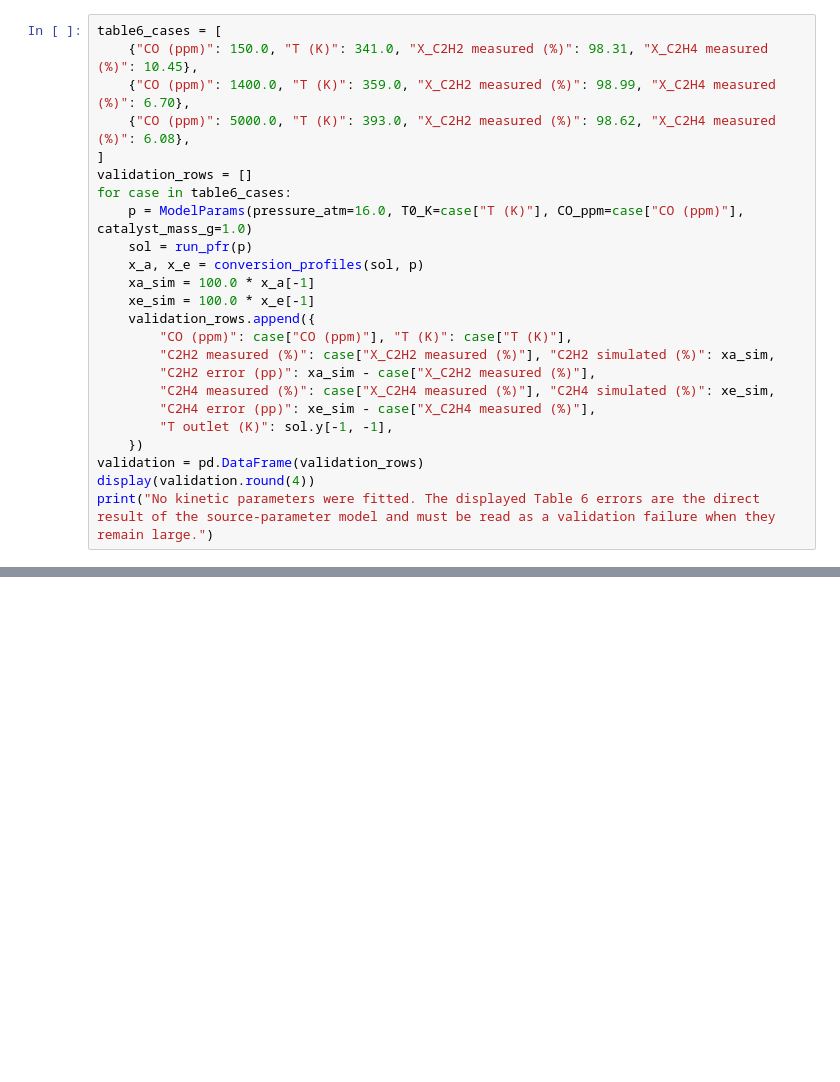
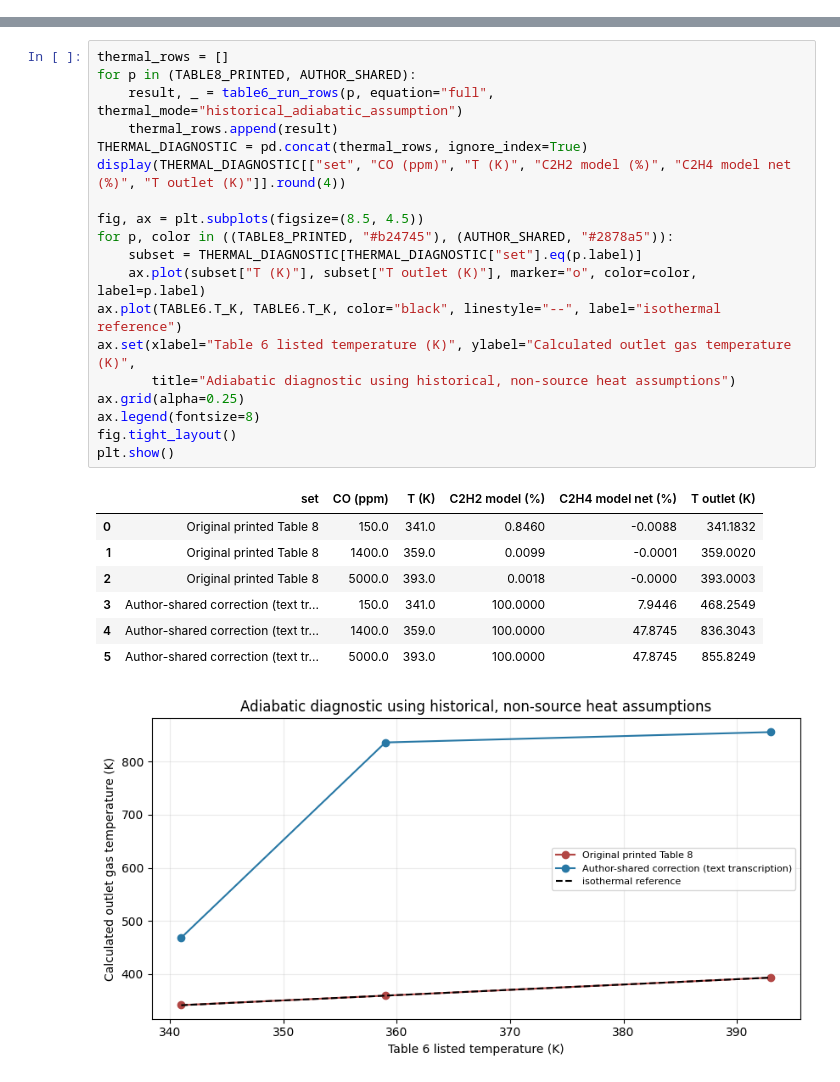
Before and after one commit to AsapLoso/BEP-Catalysis, a Jupyter notebook: notebooks/benchmarks/schbib_1996_steady_state.ipynb, the cells around one changed output, grey strips where cells are left out. Saved outputs shown, nothing was run; the diff lists cells and outputs as text; blank space fills up the shorter version.

```diff
--- a/notebooks/benchmarks/schbib_1996_steady_state.ipynb
+++ b/notebooks/benchmarks/schbib_1996_steady_state.ipynb
@@ -366,24 +0,0 @@ Each row uses the reported 16 atm pressure, 100 cm³(STP)/min feed, and 1 g cata
-# %%
-table6_cases = [
-    {"CO (ppm)": 150.0, "T (K)": 341.0, "X_C2H2 measured (%)": 98.31, "X_C2H4 measured (%)": 10.45},
-    {"CO (ppm)": 1400.0, "T (K)": 359.0, "X_C2H2 measured (%)": 98.99, "X_C2H4 measured (%)": 6.70},
-    {"CO (ppm)": 5000.0, "T (K)": 393.0, "X_C2H2 measured (%)": 98.62, "X_C2H4 measured (%)": 6.08},
-]
-validation_rows = []
-for case in table6_cases:
-    p = ModelParams(pressure_atm=16.0, T0_K=case["T (K)"], CO_ppm=case["CO (ppm)"], catalyst_mass_g=1.0)
-    sol = run_pfr(p)
-    x_a, x_e = conversion_profiles(sol, p)
-    xa_sim = 100.0 * x_a[-1]
-    xe_sim = 100.0 * x_e[-1]
-    validation_rows.append({
-        "CO (ppm)": case["CO (ppm)"], "T (K)": case["T (K)"],
-        "C2H2 measured (%)": case["X_C2H2 measured (%)"], "C2H2 simulated (%)": xa_sim,
-        "C2H2 error (pp)": xa_sim - case["X_C2H2 measured (%)"],
-        "C2H4 measured (%)": case["X_C2H4 measured (%)"], "C2H4 simulated (%)": xe_sim,
-        "C2H4 error (pp)": xe_sim - case["X_C2H4 measured (%)"],
-        "T outlet (K)": sol.y[-1, -1],
-    })
-validation = pd.DataFrame(validation_rows)
-display(validation.round(4))
-print("No kinetic parameters were fitted. The displayed Table 6 errors are the direct result of the source-parameter model and must be read as a validation failure when they remain large.")
@@ -401,0 +609,28 @@ The axial coordinate also depends on the documented effective-density convention
+# %%
+thermal_rows = []
+for p in (TABLE8_PRINTED, AUTHOR_SHARED):
+    result, _ = table6_run_rows(p, equation="full", thermal_mode="historical_adiabatic_assumption")
+    thermal_rows.append(result)
+THERMAL_DIAGNOSTIC = pd.concat(thermal_rows, ignore_index=True)
+display(THERMAL_DIAGNOSTIC[["set", "CO (ppm)", "T (K)", "C2H2 model (%)", "C2H4 model net (%)", "T outlet (K)"]].round(4))
+
+fig, ax = plt.subplots(figsize=(8.5, 4.5))
+for p, color in ((TABLE8_PRINTED, "#b24745"), (AUTHOR_SHARED, "#2878a5")):
+    subset = THERMAL_DIAGNOSTIC[THERMAL_DIAGNOSTIC["set"].eq(p.label)]
+    ax.plot(subset["T (K)"], subset["T outlet (K)"], marker="o", color=color, label=p.label)
+ax.plot(TABLE6.T_K, TABLE6.T_K, color="black", linestyle="--", label="isothermal reference")
+ax.set(xlabel="Table 6 listed temperature (K)", ylabel="Calculated outlet gas temperature (K)",
+       title="Adiabatic diagnostic using historical, non-source heat assumptions")
+ax.grid(alpha=0.25)
+ax.legend(fontsize=8)
+fig.tight_layout()
+plt.show()
+# %% [output]
+|  | set | CO (ppm) | T (K) | C2H2 model (%) | C2H4 model net (%) | T outlet (K) |
+| 0 | Original printed Table 8 | 150.0 | 341.0 | 0.8460 | -0.0088 | 341.1832 |
+| 1 | Original printed Table 8 | 1400.0 | 359.0 | 0.0099 | -0.0001 | 359.0020 |
+| 2 | Original printed Table 8 | 5000.0 | 393.0 | 0.0018 | -0.0000 | 393.0003 |
+| 3 | Author-shared correction (text tr... | 150.0 | 341.0 | 100.0000 | 7.9446 | 468.2549 |
+| 4 | Author-shared correction (text tr... | 1400.0 | 359.0 | 100.0000 | 47.8745 | 836.3043 |
+| 5 | Author-shared correction (text tr... | 5000.0 | 393.0 | 100.0000 | 47.8745 | 855.8249 |
+[figure, added]
```
Also changed, not shown: parts of 36 cells of this notebook, 9 other files.
